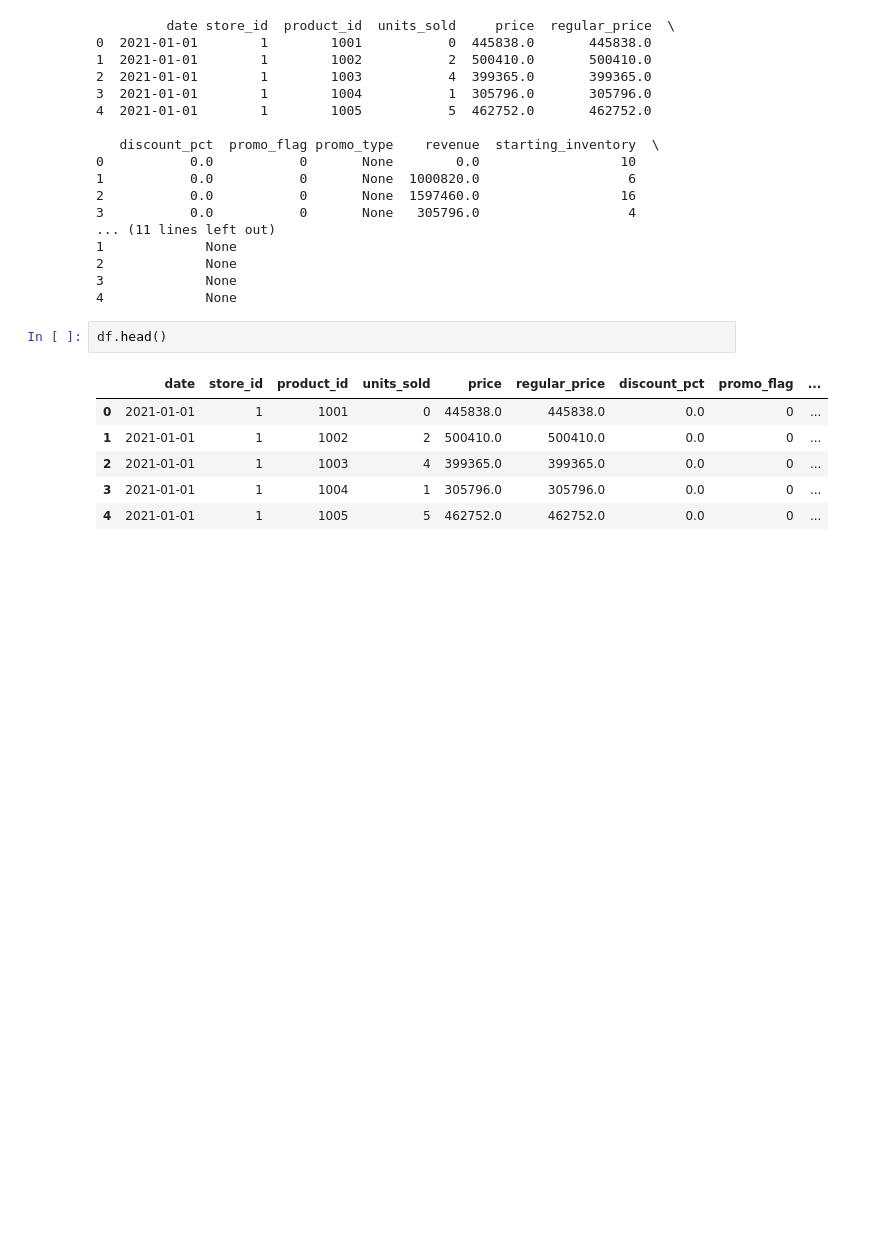
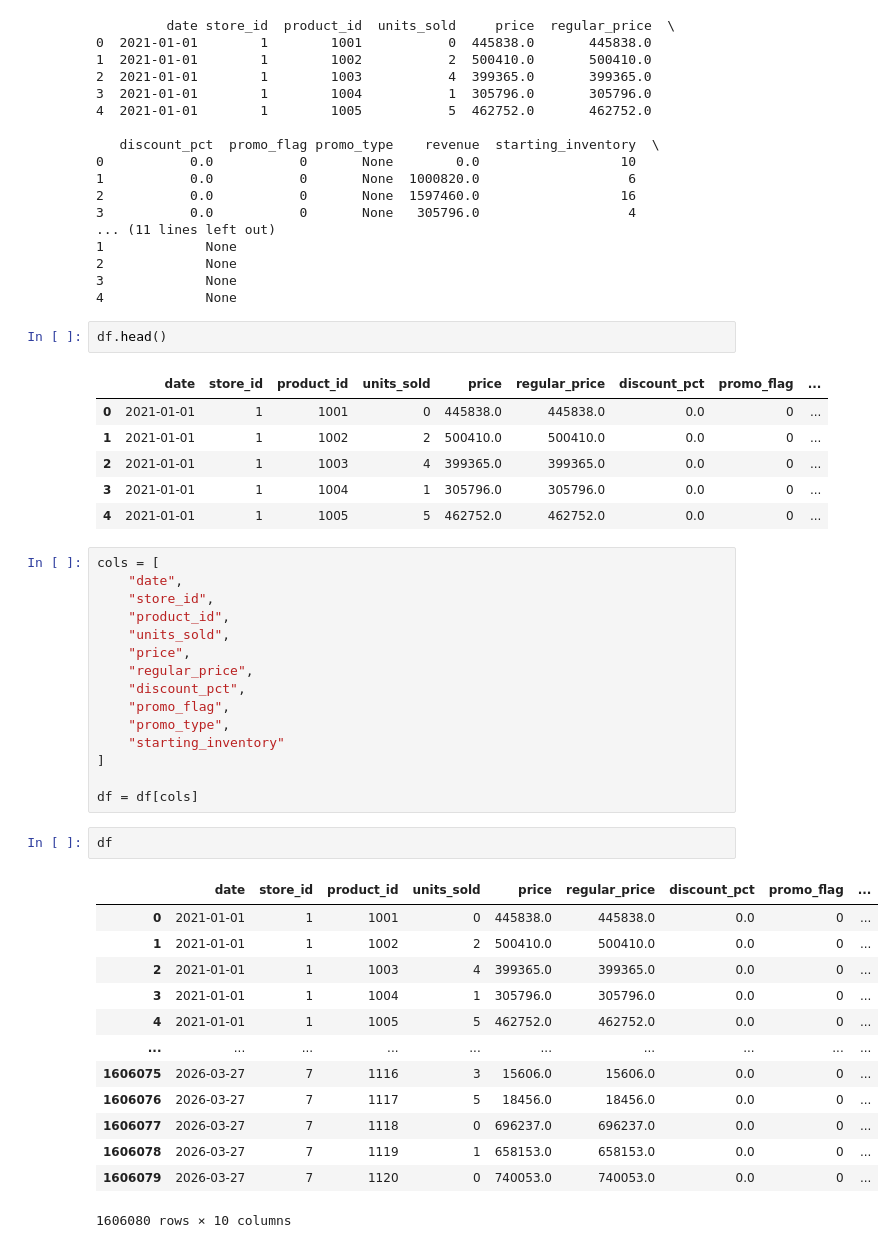
Before and after one commit to SunnyX-AI/ai-powered-sales-forecasting, a Jupyter notebook: notebooks/00_experiments.ipynb, the cells around one changed output. Cells and saved outputs as stored; diff of their text form; blank space fills up the shorter version.

```diff
--- a/notebooks/00_experiments.ipynb
+++ b/notebooks/00_experiments.ipynb
@@ -573,3 +573,34 @@ df.head()
 | 2 | 2021-01-01 | 1 | 1003 | 4 | 399365.0 | 399365.0 | 0.0 | 0 | ... |
 | 3 | 2021-01-01 | 1 | 1004 | 1 | 305796.0 | 305796.0 | 0.0 | 0 | ... |
 | 4 | 2021-01-01 | 1 | 1005 | 5 | 462752.0 | 462752.0 | 0.0 | 0 | ... |
+# %%
+cols = [
+    "date",
+    "store_id",
+    "product_id",
+    "units_sold",
+    "price",
+    "regular_price",
+    "discount_pct",
+    "promo_flag",
+    "promo_type",
+    "starting_inventory"
+]
+
+df = df[cols]
+# %%
+df
+# %% [output]
+|  | date | store_id | product_id | units_sold | price | regular_price | discount_pct | promo_flag | ... |
+| 0 | 2021-01-01 | 1 | 1001 | 0 | 445838.0 | 445838.0 | 0.0 | 0 | ... |
+| 1 | 2021-01-01 | 1 | 1002 | 2 | 500410.0 | 500410.0 | 0.0 | 0 | ... |
+| 2 | 2021-01-01 | 1 | 1003 | 4 | 399365.0 | 399365.0 | 0.0 | 0 | ... |
+| 3 | 2021-01-01 | 1 | 1004 | 1 | 305796.0 | 305796.0 | 0.0 | 0 | ... |
+| 4 | 2021-01-01 | 1 | 1005 | 5 | 462752.0 | 462752.0 | 0.0 | 0 | ... |
+| ... | ... | ... | ... | ... | ... | ... | ... | ... | ... |
+| 1606075 | 2026-03-27 | 7 | 1116 | 3 | 15606.0 | 15606.0 | 0.0 | 0 | ... |
+| 1606076 | 2026-03-27 | 7 | 1117 | 5 | 18456.0 | 18456.0 | 0.0 | 0 | ... |
+| 1606077 | 2026-03-27 | 7 | 1118 | 0 | 696237.0 | 696237.0 | 0.0 | 0 | ... |
+| 1606078 | 2026-03-27 | 7 | 1119 | 1 | 658153.0 | 658153.0 | 0.0 | 0 | ... |
+| 1606079 | 2026-03-27 | 7 | 1120 | 0 | 740053.0 | 740053.0 | 0.0 | 0 | ... |
+1606080 rows × 10 columns
```
Also changed, not shown: parts of 8 cells of this notebook, 1 other file.
